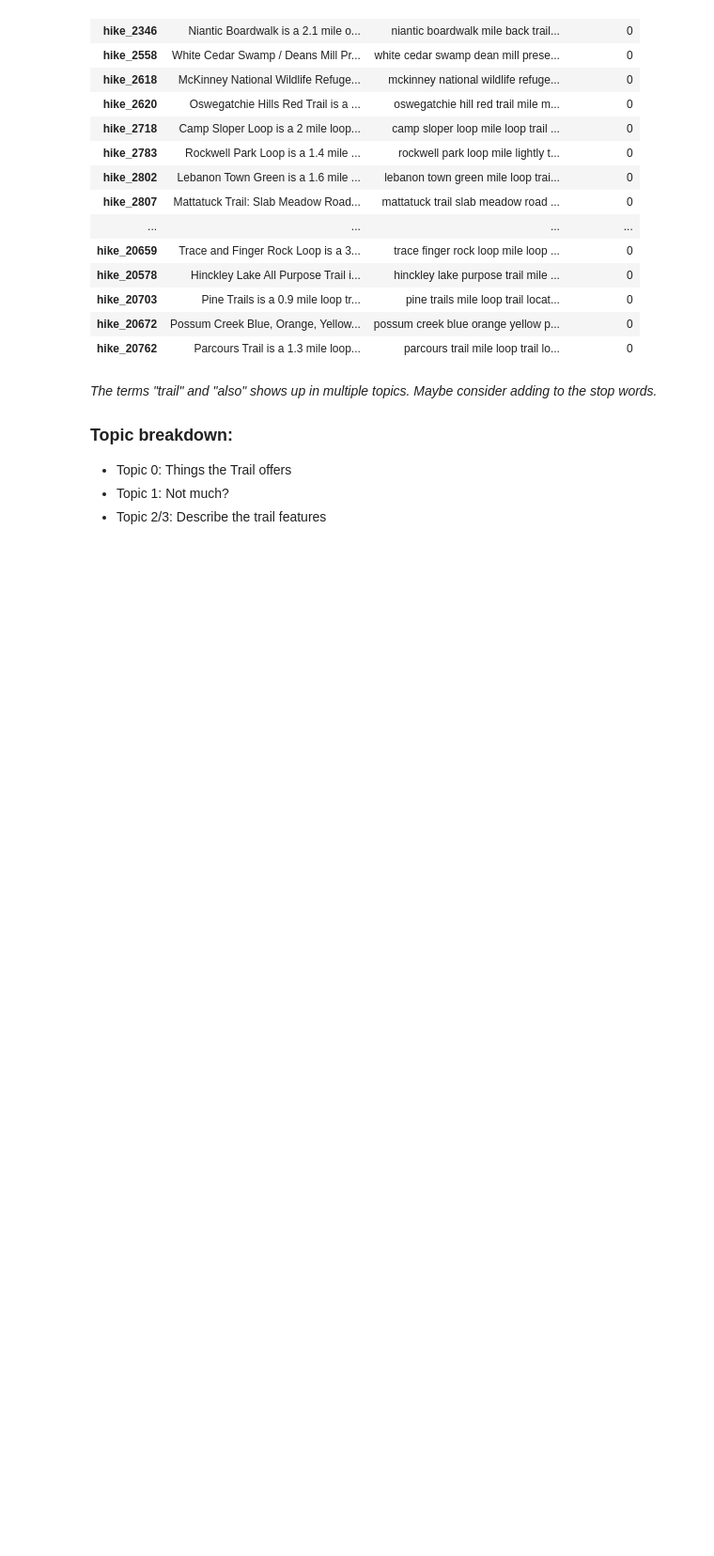
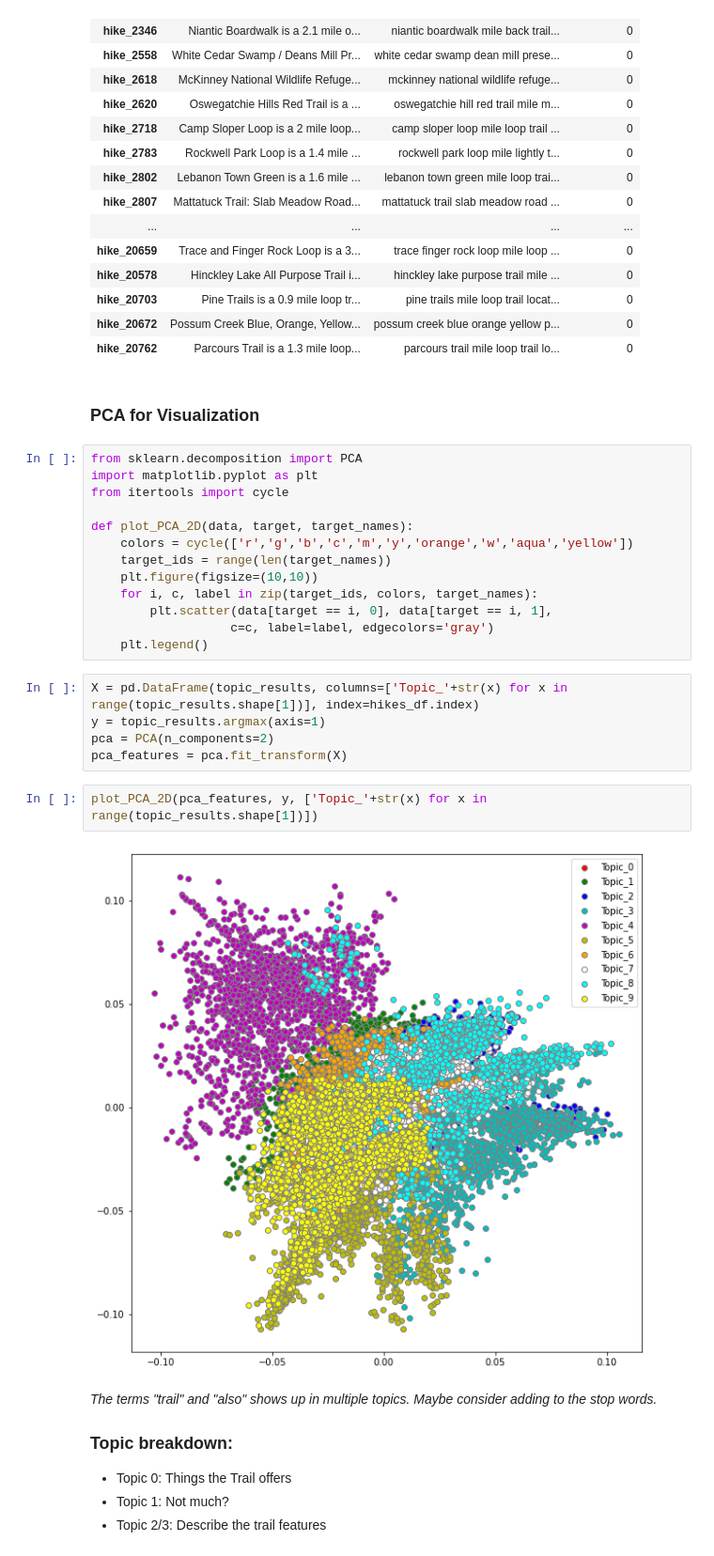
Before and after one commit to aauyeung19/Hiking-Trail-Recommendation-NLP, a Jupyter notebook: lib/topic_model_prototype.ipynb, the cells around one changed output. Shown at 94% size. Saved outputs shown, nothing was run; the diff lists cells and outputs as text; blank space fills up the shorter version.

Commit message:
added PCA visualization

```diff
--- a/lib/topic_model_prototype.ipynb
+++ b/lib/topic_model_prototype.ipynb
@@ -101,6 +137,30 @@ hikes_df[hikes_df['NMF_Topic']==0]
 | hike_20703 | Pine Trails is a 0.9 mile loop tr... | pine trails mile loop trail locat... | 0 |
 | hike_20672 | Possum Creek Blue, Orange, Yellow... | possum creek blue orange yellow p... | 0 |
 | hike_20762 | Parcours Trail is a 1.3 mile loop... | parcours trail mile loop trail lo... | 0 |
+# %% [markdown]
+### PCA for Visualization
+# %%
+from sklearn.decomposition import PCA
+import matplotlib.pyplot as plt
+from itertools import cycle
+
+def plot_PCA_2D(data, target, target_names):
+    colors = cycle(['r','g','b','c','m','y','orange','w','aqua','yellow'])
+    target_ids = range(len(target_names))
+    plt.figure(figsize=(10,10))
+    for i, c, label in zip(target_ids, colors, target_names):
+        plt.scatter(data[target == i, 0], data[target == i, 1],
+                   c=c, label=label, edgecolors='gray')
+    plt.legend()
+# %%
+X = pd.DataFrame(topic_results, columns=['Topic_'+str(x) for x in range(topic_results.shape[1])], index=hikes_df.index)
+y = topic_results.argmax(axis=1)
+pca = PCA(n_components=2)
+pca_features = pca.fit_transform(X)
+# %%
+plot_PCA_2D(pca_features, y, ['Topic_'+str(x) for x in range(topic_results.shape[1])])
+# %% [output]
+[figure, added]
 # %% [markdown]
 *The terms "trail" and "also" shows up in multiple topics.  Maybe consider adding to the stop words.*
 ### Topic breakdown:
```
Also changed, not shown: parts of 10 cells of this notebook.
